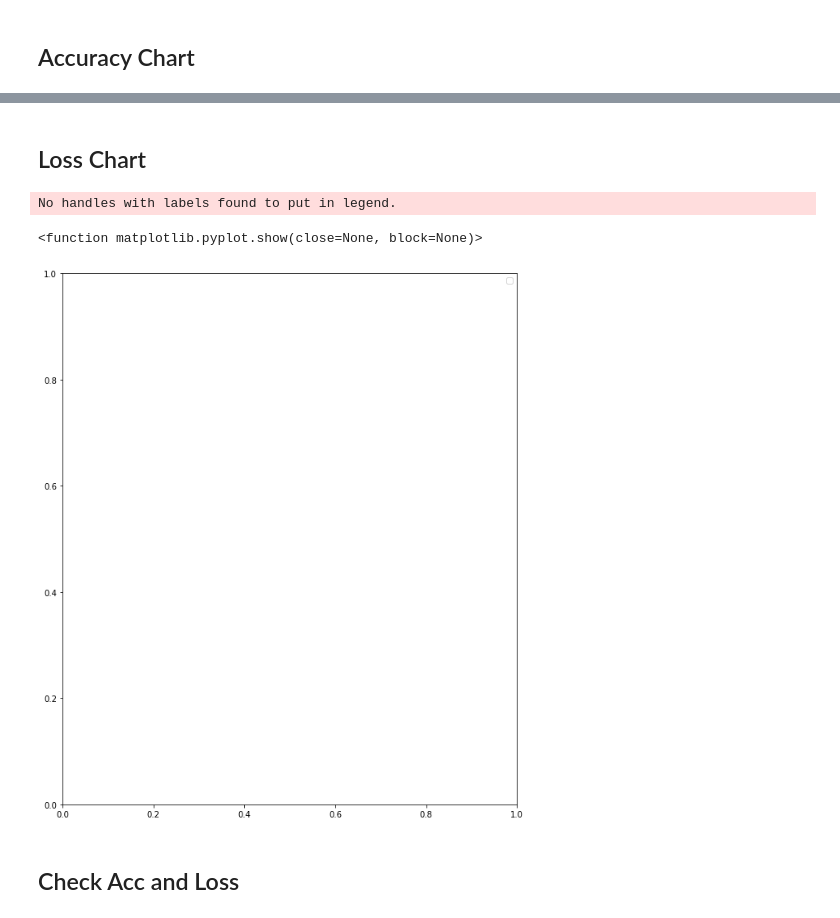
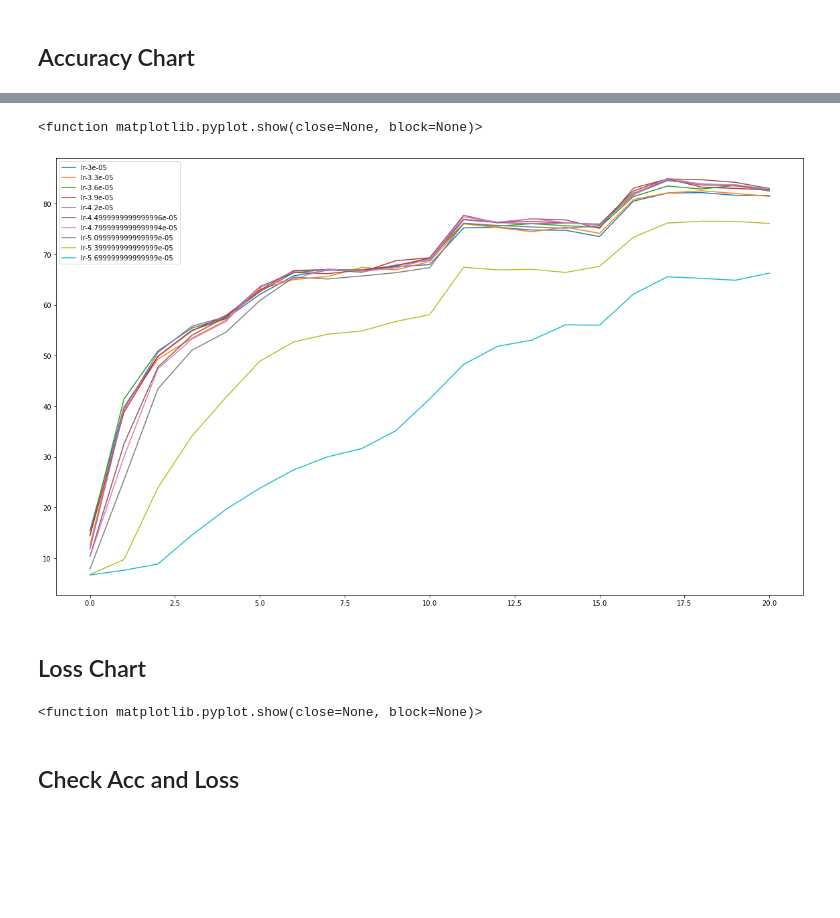
Before and after one commit to HuHang-koko5/Roberta, a Jupyter notebook: News-Classifier/utils-Roberta.ipynb, the cells around one changed output, grey strips where cells are left out. Cells and saved outputs as stored; diff of their text form; code cells hidden in the pictures; blank space fills up the shorter version.

```diff
--- a/News-Classifier/utils-Roberta.ipynb
+++ b/News-Classifier/utils-Roberta.ipynb
@@ -128,11 +228,14 @@ import matplotlib.pyplot as plt
 # %%
-plt.figure(figsize=(10,12))
+plt.figure(figsize=(20,12))
 labels = []
-for lr,acc in zip(lrs,accs):
+for lr,acc in zip(lrs,acc_avg):
     plt.plot(acc,label='lr-{}'.format(lr))
     labels.append('lr-{}'.format(lr))
 plt.legend()
 plt.show
+# %% [output]
+<function matplotlib.pyplot.show(close=None, block=None)>
+[figure, added]
 # %% [markdown]
 ## Loss Chart
 # %%
@@ -142,12 +245,10 @@ labels = []
 for lr,loss in zip(lrs,losses):
     plt.plot(accs,label='lr-{}'.format(lr))
     labels.append('lr-{}'.format(lr))
-plt.legend()
+plt.legend(loc='best')
 plt.show
 # %% [output]
-No handles with labels found to put in legend.
+<function matplotlib.pyplot.show(close=None, block=None)>
-<function matplotlib.pyplot.show(close=None, block=None)>
-[figure, removed]
 # %% [markdown]
 ## Check Acc and Loss
 # %%
```
Also changed, not shown: parts of 10 cells of this notebook.
